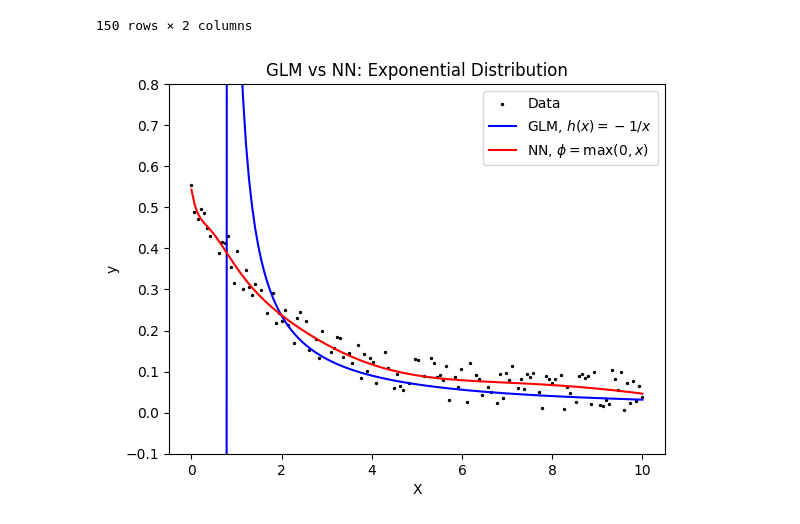
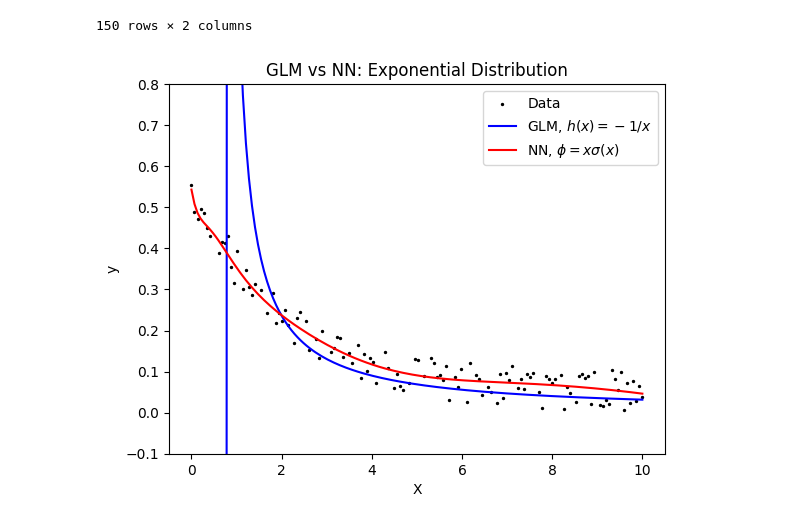
Before and after one commit to kyleosung/Stats_3AT3_Final_Project, a Jupyter notebook: GLM_NN_exp_swish.ipynb, the cells around one changed output. Cells and saved outputs as stored; diff of their text form; code cells hidden in the pictures.

Commit message:
New image fixes and changes

```diff
--- a/GLM_NN_exp_swish.ipynb
+++ b/GLM_NN_exp_swish.ipynb
@@ -73,16 +73,16 @@ y_pred_GLM = h_inv(regr.predict(X))
 # %%
 import matplotlib.pyplot as plt
 
 plt.scatter(X_train, y_train, color="black",s=2, label='Data')
 plt.plot(X, y_pred_GLM, color='blue', label=r'GLM, $h(x) = -1/x$')
-plt.plot(X, y_pred_NN.detach(), color="red", label=r'NN, $\phi = \max(0,x)$')
+plt.plot(X, y_pred_NN.detach(), color="red", label=r'NN, $\phi = x\sigma(x)$')
 
 plt.xlabel("X")
 plt.ylabel("y")
 plt.ylim(-0.1,0.8)
 plt.title(r"GLM vs NN: Exponential Distribution")
 plt.legend()
 plt.savefig(f"img/GLM-NN_1Var_exp_swish.png")
 plt.show()
 # %% [output]
-[figure, old version]
+[figure, new version]
```
Also changed, not shown: 5 other files.
